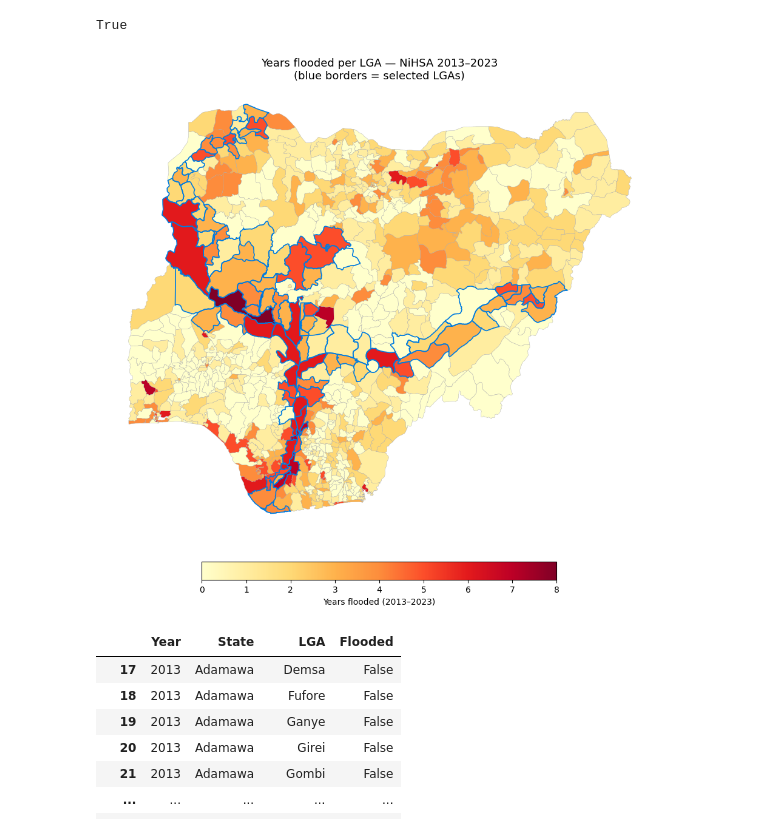
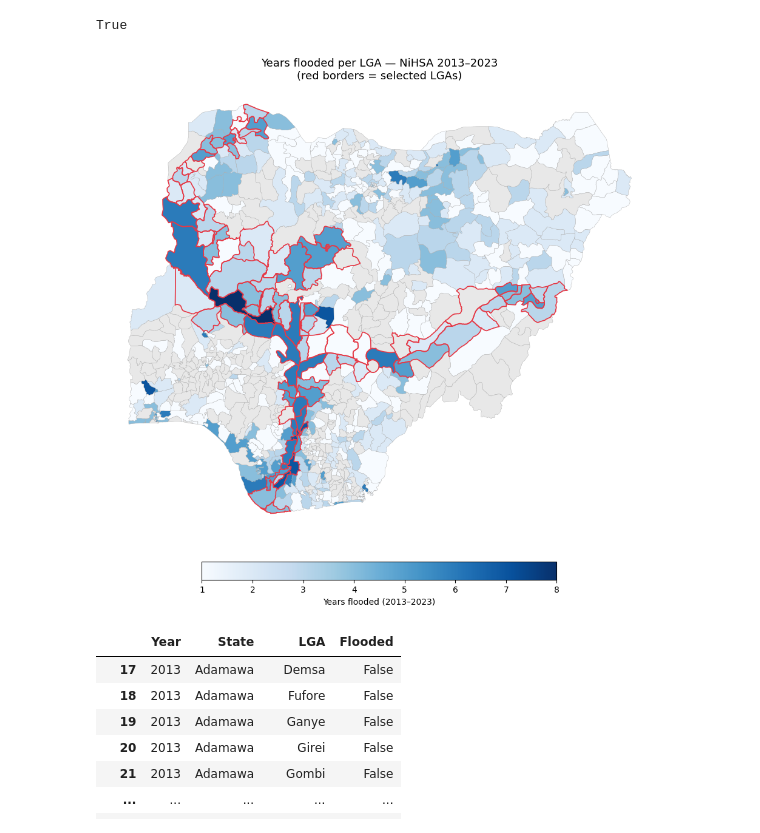
Before and after one commit to OCHA-DAP/ds-aa-nga-flooding, a Jupyter notebook: exploration/2026/02_nihsa_floodrecord.ipynb, the cells around one changed output. Drawn from its saved outputs; the diff is of its cells as text; code cells hidden in the pictures.

```diff
--- a/exploration/2026/02_nihsa_floodrecord.ipynb
+++ b/exploration/2026/02_nihsa_floodrecord.ipynb
@@ -68,6 +68,7 @@ df_nihsa["LGA"] = df_nihsa["LGA"].replace(
 # %%
 import geopandas as gpd
 import matplotlib.pyplot as plt
+import numpy as np
 
 # Count years flooded per LGA across full dataset (2013–2023)
 df_years_flooded = (
@@ -88,39 +89,43 @@ gdf_years = adm2.merge(
 )
 gdf_years["years_flooded"] = gdf_years["years_flooded"].fillna(0).astype(int)
 
+# Use NaN for zero so missing_kwds renders them grey
+gdf_years["years_flooded_plot"] = gdf_years["years_flooded"].replace(0, np.nan)
+
 fig, ax = plt.subplots(figsize=(12, 10))
 
 gdf_years.plot(
-    column="years_flooded",
-    cmap="YlOrRd",
+    column="years_flooded_plot",
+    cmap="Blues",
     legend=True,
     legend_kwds={
         "label": "Years flooded (2013–2023)",
         "orientation": "horizontal",
         "shrink": 0.5,
         "pad": 0.05,
     },
+    missing_kwds={"color": "#e8e8e8", "label": "0 years / no data"},
     ax=ax,
     edgecolor="#aaaaaa",
     linewidth=0.3,
 )
 
-# Overlay selected LGA borders
+# Overlay selected LGA borders in red
 gdf_lga_sel.plot(
-    ax=ax, facecolor="none", edgecolor="#007CE0", linewidth=1.2, zorder=3
+    ax=ax, facecolor="none", edgecolor="#E63946", linewidth=1.2, zorder=3
 )
 
 ax.set_title(
-    "Years flooded per LGA — NiHSA 2013–2023\n(blue borders = selected LGAs)",
+    "Years flooded per LGA — NiHSA 2013–2023\n(red borders = selected LGAs)",
     fontsize=13,
 )
 ax.set_axis_off()
 plt.tight_layout()
 plt.savefig(
     "figures/nihsa_years_flooded_map.png", dpi=200, bbox_inches="tight"
 )
 # %% [output]
-[figure, old version]
+[figure, new version]
 # %%
 df_nihsa = df_nihsa[df_nihsa["State"].isin(list(gdf_lga_sel.ADM1_EN.unique()))]
 # %%
```
